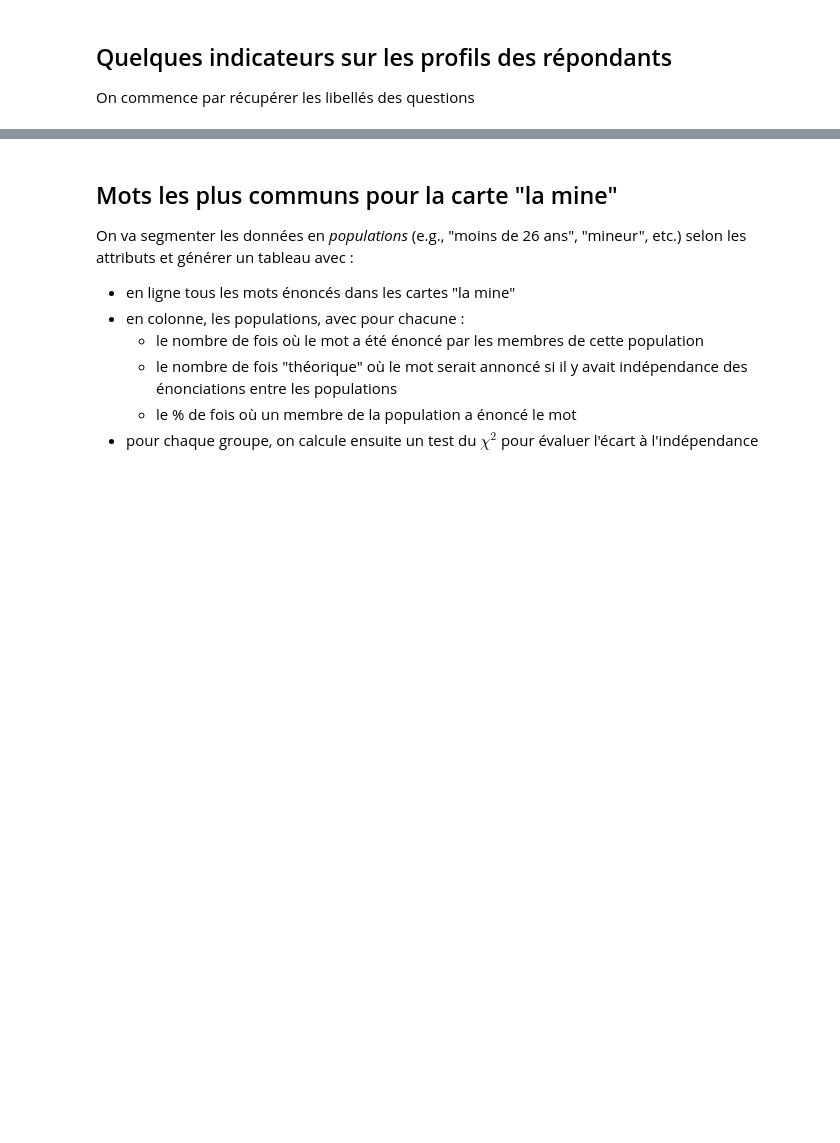
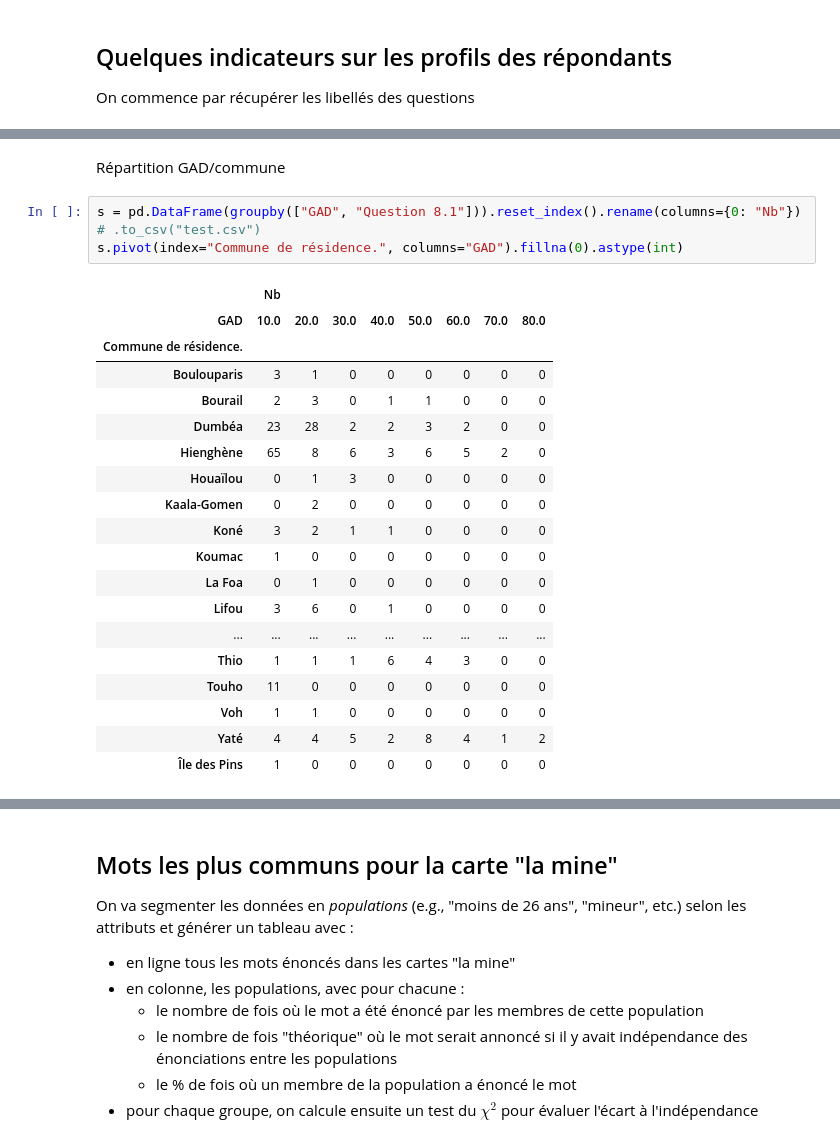
Before and after one commit to romulusFR/cnrt_cartes_cog, a Jupyter notebook: cogmaps_v2/exploration.ipynb, the cells around one changed output, grey strips where cells are left out. Cells and saved outputs as stored; diff of their text form; blank space fills up the shorter version.

```diff
--- a/cogmaps_v2/exploration.ipynb
+++ b/cogmaps_v2/exploration.ipynb
@@ -160,0 +345,25 @@ display(groupby(["GAD", "Question 8.2"]))
+# %% [markdown]
+Répartition GAD/commune
+# %%
+s = pd.DataFrame(groupby(["GAD", "Question 8.1"])).reset_index().rename(columns={0: "Nb"})  # .to_csv("test.csv")
+s.pivot(index="Commune de résidence.", columns="GAD").fillna(0).astype(int)
+# %% [output]
+|  | Nb |  |  |  |  |  |  |  |
+| GAD | 10.0 | 20.0 | 30.0 | 40.0 | 50.0 | 60.0 | 70.0 | 80.0 |
+| Commune de résidence. |  |  |  |  |  |  |  |  |
+| Boulouparis | 3 | 1 | 0 | 0 | 0 | 0 | 0 | 0 |
+| Bourail | 2 | 3 | 0 | 1 | 1 | 0 | 0 | 0 |
+| Dumbéa | 23 | 28 | 2 | 2 | 3 | 2 | 0 | 0 |
+| Hienghène | 65 | 8 | 6 | 3 | 6 | 5 | 2 | 0 |
+| Houaïlou | 0 | 1 | 3 | 0 | 0 | 0 | 0 | 0 |
+| Kaala-Gomen | 0 | 2 | 0 | 0 | 0 | 0 | 0 | 0 |
+| Koné | 3 | 2 | 1 | 1 | 0 | 0 | 0 | 0 |
+| Koumac | 1 | 0 | 0 | 0 | 0 | 0 | 0 | 0 |
+| La Foa | 0 | 1 | 0 | 0 | 0 | 0 | 0 | 0 |
+| Lifou | 3 | 6 | 0 | 1 | 0 | 0 | 0 | 0 |
+| ... | ... | ... | ... | ... | ... | ... | ... | ... |
+| Thio | 1 | 1 | 1 | 6 | 4 | 3 | 0 | 0 |
+| Touho | 11 | 0 | 0 | 0 | 0 | 0 | 0 | 0 |
+| Voh | 1 | 1 | 0 | 0 | 0 | 0 | 0 | 0 |
+| Yaté | 4 | 4 | 5 | 2 | 8 | 4 | 1 | 2 |
+| Île des Pins | 1 | 0 | 0 | 0 | 0 | 0 | 0 | 0 |
```
Also changed, not shown: parts of 20 cells of this notebook.
